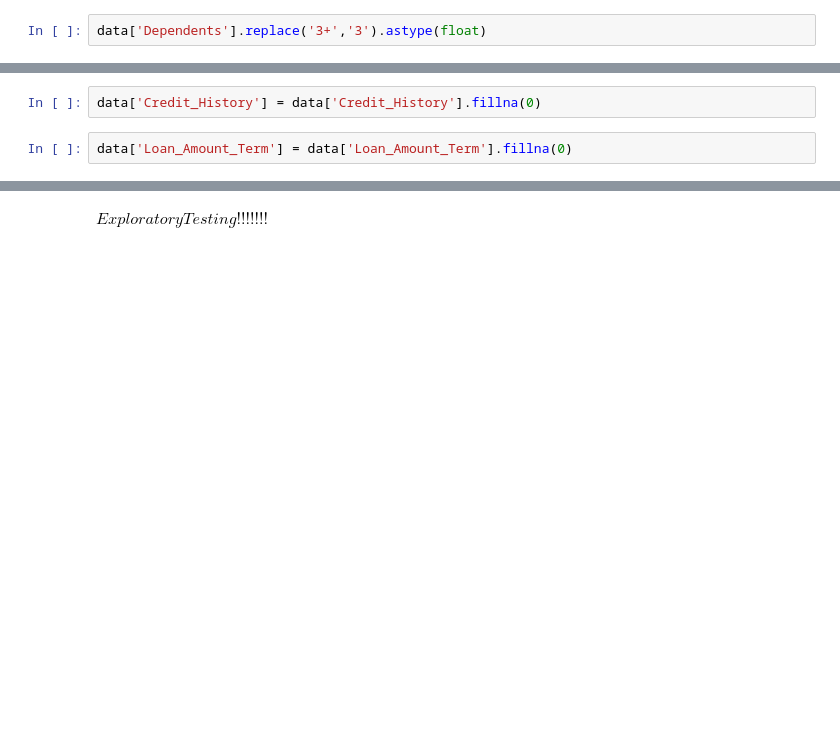
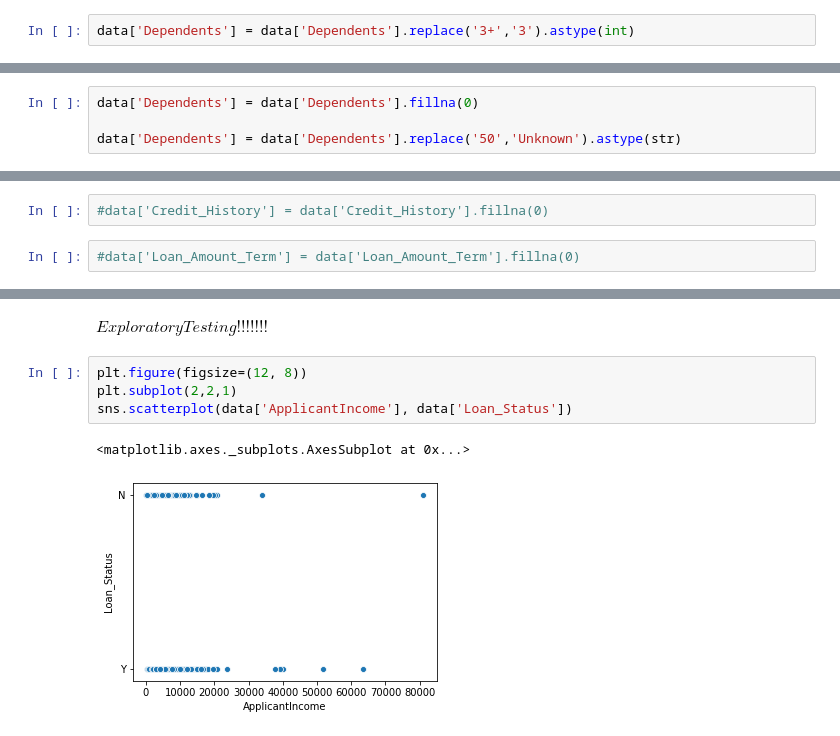
Before and after one commit to aakashpatel12345/FDMMLTraining, a Jupyter notebook: FDMMLTrainingWeek2Day5.ipynb, the cells around one changed output, grey strips where cells are left out. Drawn from its saved outputs; the diff is of its cells as text; blank space fills up the shorter version.

```diff
--- a/FDMMLTrainingWeek2Day5.ipynb
+++ b/FDMMLTrainingWeek2Day5.ipynb
@@ -24,4 +34,4 @@ data['Dependents'] = data['Dependents'].fillna(0)
 # %%
 #data[data['Dependents'] == '3+']
 # %%
-data['Dependents'].replace('3+','3').astype(float)
+data['Dependents'] = data['Dependents'].replace('3+','3').astype(int)
@@ -41 +42,5 @@ Name: Dependents, Length: 614, dtype: float64
+# %%
+data['Dependents'] = data['Dependents'].fillna(0)
+
+data['Dependents'] = data['Dependents'].replace('50','Unknown').astype(str)
 # %%
@@ -66,4 +52,4 @@ data[data['Self_Employed'] == '']
 # %%
-data['Credit_History'] = data['Credit_History'].fillna(0)
+#data['Credit_History'] = data['Credit_History'].fillna(0)
 # %%
-data['Loan_Amount_Term'] = data['Loan_Amount_Term'].fillna(0)
+#data['Loan_Amount_Term'] = data['Loan_Amount_Term'].fillna(0)
@@ -105,2 +120,9 @@ Index(['Dependents', 'ApplicantIncome', 'CoapplicantIncome', 'LoanAmount',
 # %% [markdown]
 $Exploratory Testing!!!!!!!$
+# %%
+plt.figure(figsize=(12, 8))
+plt.subplot(2,2,1)
+sns.scatterplot(data['ApplicantIncome'], data['Loan_Status'])
+# %% [output]
+<matplotlib.axes._subplots.AxesSubplot at 0x...>
+[figure, added]
```
Also changed, not shown: parts of 27 cells of this notebook.
